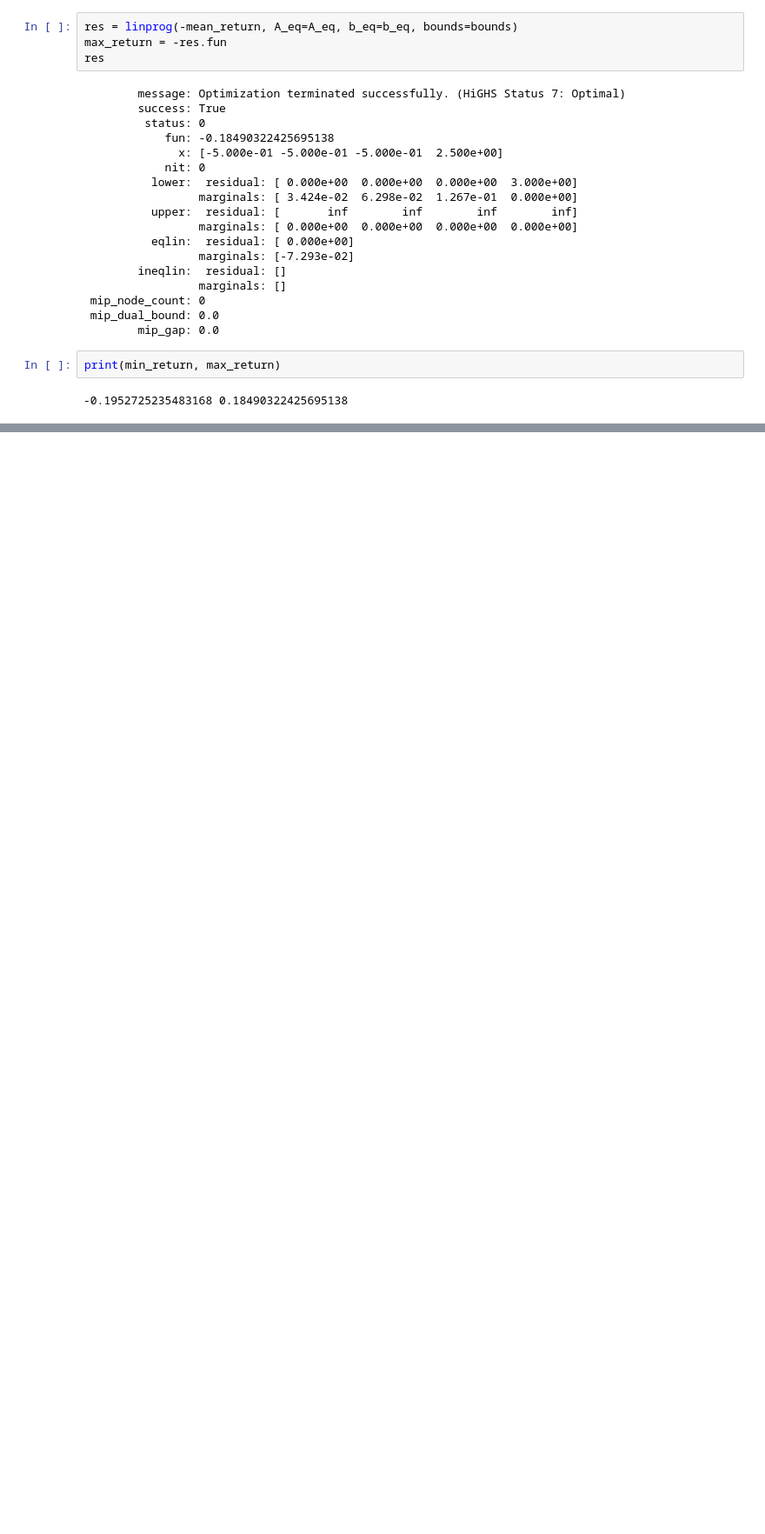
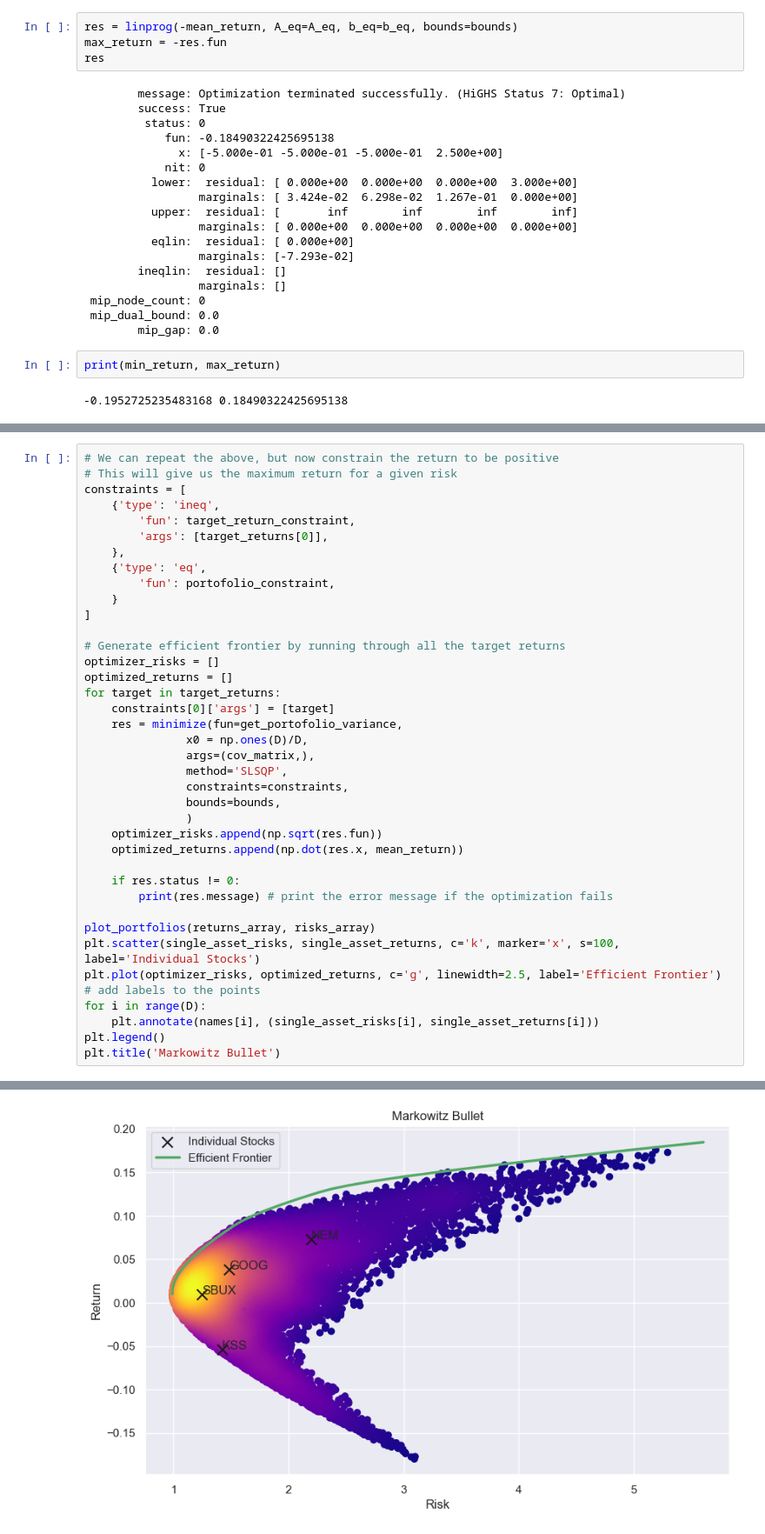
Before and after one commit to AndreiRoibu/AIforFinancialEngineering, a Jupyter notebook: PortfolioOptimization&CAPM/MonteCarloSimulationsForPortofolios-StockData.ipynb, the cells around one changed output, grey strips where cells are left out. Shown: that part at 87% size. Saved outputs shown, nothing was run; the diff lists cells and outputs as text; blank space fills up the shorter version.

```diff
--- a/PortfolioOptimization&CAPM/MonteCarloSimulationsForPortofolios-StockData.ipynb
+++ b/PortfolioOptimization&CAPM/MonteCarloSimulationsForPortofolios-StockData.ipynb
@@ -232,0 +323,40 @@ print(min_return, max_return)
+# %%
+# We can repeat the above, but now constrain the return to be positive
+# This will give us the maximum return for a given risk
+constraints = [
+    {'type': 'ineq',
+        'fun': target_return_constraint,
+        'args': [target_returns[0]],
+    },
+    {'type': 'eq',
+        'fun': portofolio_constraint,
+    }
+]
+
+# Generate efficient frontier by running through all the target returns
+optimizer_risks = []
+optimized_returns = []
+for target in target_returns:
+    constraints[0]['args'] = [target]
+    res = minimize(fun=get_portofolio_variance,
+               x0 = np.ones(D)/D,
+               args=(cov_matrix,),
+               method='SLSQP',
+               constraints=constraints,
+               bounds=bounds,
+               )
+    optimizer_risks.append(np.sqrt(res.fun))
+    optimized_returns.append(np.dot(res.x, mean_return))
+
+    if res.status != 0:
+        print(res.message) # print the error message if the optimization fails
+
+plot_portfolios(returns_array, risks_array)
+plt.scatter(single_asset_risks, single_asset_returns, c='k', marker='x', s=100, label='Individual Stocks')
+plt.plot(optimizer_risks, optimized_returns, c='g', linewidth=2.5, label='Efficient Frontier')
+# add labels to the points
+for i in range(D):
+    plt.annotate(names[i], (single_asset_risks[i], single_asset_returns[i]))
+plt.legend()
+plt.title('Markowitz Bullet')
+# %% [output]
@@ -232,0 +364 @@ print(min_return, max_return)
+[figure, added]
```
Also changed, not shown: parts of 9 cells of this notebook, 1 other file.
